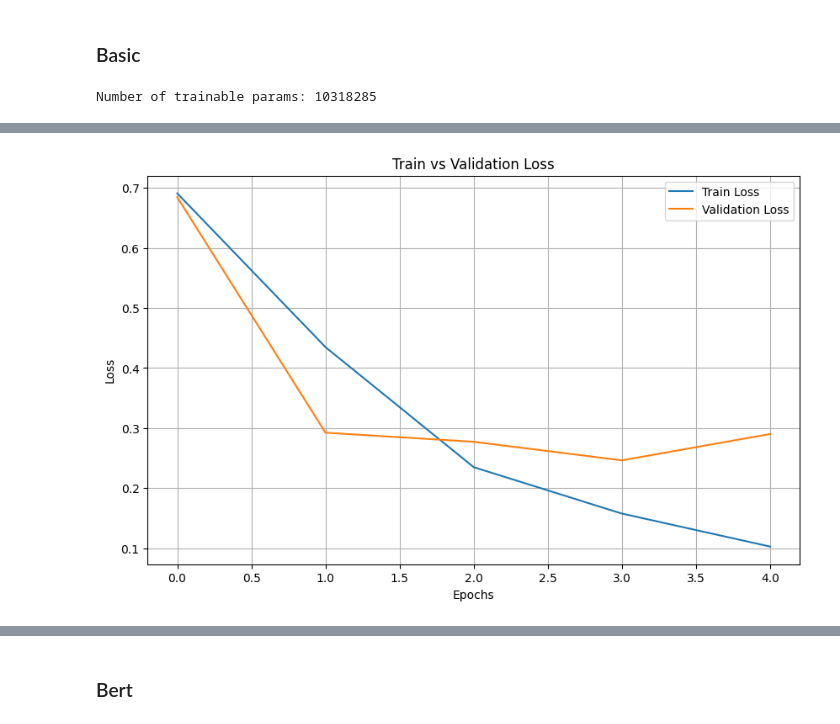
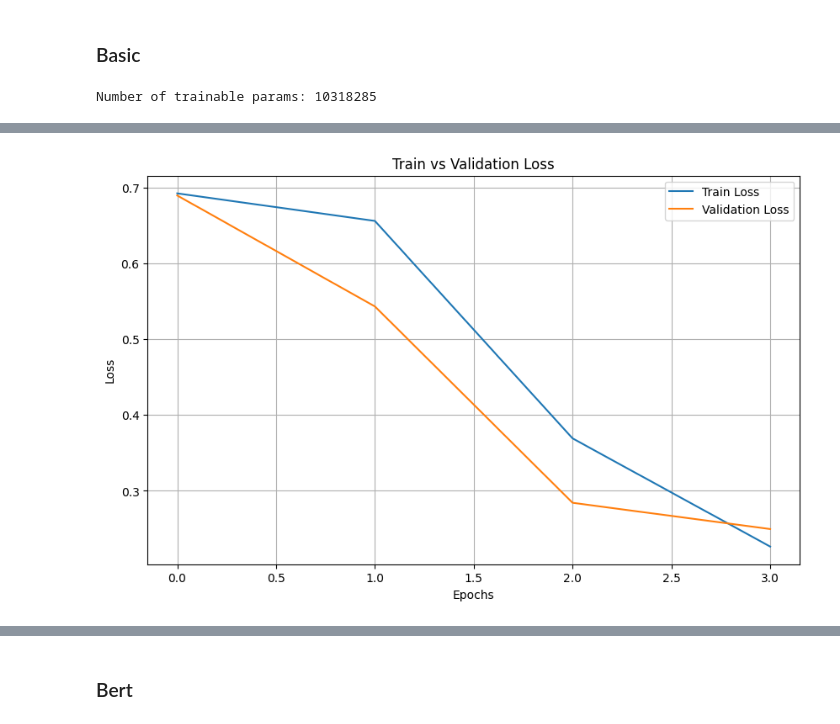
Before and after one commit to Totm33606/hddl_project, a Jupyter notebook: project4/rnn.ipynb, the cells around one changed output, grey strips where cells are left out. Drawn from its saved outputs; the diff is of its cells as text; code cells hidden in the pictures.

```diff
--- a/project4/rnn.ipynb
+++ b/project4/rnn.ipynb
@@ -35,6 +54,7 @@ OUTPUT_DIM = 1
 DROPOUT = 0.2
 NUM_LAYERS = 2
 NUM_EPOCHS = 5
+LEARNING_RATE = 1e-3
 GLOVE_PATH = "glove.6B.100d.txt"
 DEVICE = torch.device('cuda' if torch.cuda.is_available() else 'cpu')
 print(DEVICE)
@@ -489,7 +587,7 @@ def count_trainable_parameters(model):
 model_mlp = MLPClassifier(pretrained=False)
 model_mlp.to(DEVICE)
 criterion = nn.BCELoss(reduction='sum')
-optimizer = optim.Adam(model_mlp.parameters(), lr=1e-3)
+optimizer = optim.Adam(model_mlp.parameters(), lr=LEARNING_RATE)
 print(f"Number of trainable params: {count_trainable_parameters(model_mlp)}")
 train_losses = []
 val_losses = []
@@ -613,19 +706,0 @@ for epoch in range(NUM_EPOCHS):
-# %%
-model_gru = GRUClassifier(pretrained=False)
-model_gru.to(DEVICE)
-criterion = nn.BCELoss(reduction='sum')
-optimizer = optim.Adam(model_gru.parameters(), lr=1e-3)
-print(f"Number of trainable params: {count_trainable_parameters(model_gru)}")
-train_losses = []
-val_losses = []
-for epoch in range(NUM_EPOCHS):
-    start_time = time.time()
-    train_loss, train_acc, train_f1 = train_epoch(model_gru, basic_train_loader, criterion, optimizer)
-    train_losses.append(train_loss)
-    val_loss, val_acc, val_f1 = evaluate(model_gru, basic_val_loader, criterion)
-    val_losses.append(val_loss)
-    end_time = time.time()
-
-    print(f"Epoch: {epoch+1}/{NUM_EPOCHS} | Train Loss: {train_loss:.4f} | Train Acc: {train_acc:.4f} | "
-          f"Train F1: {train_f1:.4f} | Val Loss: {val_loss:.4f} | Val Acc: {val_acc:.4f} | Val F1: {val_f1:.4f} | Time: {end_time-start_time:.2f}s")
-plot_loss(train_losses, val_losses)
@@ -647,15 +706,0 @@ Ensemble Model - Loss: 0.3860, Accuracy: 0.8972, F1 Score: 0.8990
-# %%
-model = GRUClassifier(pretrained=True, pretrained_embs=BERT_EMBS, embed_size=BERT_EMB_SIZE)
-model.to(DEVICE)
-criterion = nn.BCELoss(reduction='sum')
-optimizer = optim.AdamW(model.parameters(), lr=1e-3)
-print(f"Number of trainable params: {count_trainable_parameters(model)}")
-
-for epoch in range(NUM_EPOCHS):
-    start_time = time.time()
-    train_loss, train_acc, train_f1 = train_epoch(model, bert_train_loader, criterion, optimizer)
-    val_loss, val_acc, val_f1 = evaluate(model, bert_val_loader, criterion)
-    end_time = time.time()
-
-    print(f"Epoch: {epoch+1}/{NUM_EPOCHS} | Train Loss: {train_loss:.4f} | Train Acc: {train_acc:.4f} | "
-          f"Train F1: {train_f1:.4f} | Val Loss: {val_loss:.4f} | Val Acc: {val_acc:.4f} | Val F1: {val_f1:.4f} | Time: {end_time-start_time:.2f}s")
@@ -670,11 +712,12 @@ KeyboardInterrupt:
 model_lstm = LSTMClassifier(pretrained=False)
 model_lstm.to(DEVICE)
 criterion = nn.BCELoss(reduction='sum')
-optimizer = optim.Adam(model_lstm.parameters(), lr=1e-3)
+optimizer = optim.Adam(model_lstm.parameters(), lr=LEARNING_RATE)
 print(f"Number of trainable params: {count_trainable_parameters(model_lstm)}")
 train_losses = []
 val_losses = []
-for epoch in range(NUM_EPOCHS):
+epochs = 4
+for epoch in range(epochs):
     start_time = time.time()
     train_loss, train_acc, train_f1 = train_epoch(model_lstm, basic_train_loader, criterion, optimizer)
     train_losses.append(train_loss)
@@ -682,7 +725,7 @@ for epoch in range(NUM_EPOCHS):
     val_losses.append(val_loss)
     end_time = time.time()
 
-    print(f"Epoch: {epoch+1}/{NUM_EPOCHS} | Train Loss: {train_loss:.4f} | Train Acc: {train_acc:.4f} | "
+    print(f"Epoch: {epoch+1}/{epochs} | Train Loss: {train_loss:.4f} | Train Acc: {train_acc:.4f} | "
           f"Train F1: {train_f1:.4f} | Val Loss: {val_loss:.4f} | Val Acc: {val_acc:.4f} | Val F1: {val_f1:.4f} | Time: {end_time-start_time:.2f}s")
 plot_loss(train_losses, val_losses)
 # %% [output]
@@ -695,4 +737,4 @@ Epoch: 5/5 | Train Loss: 0.1030 | Train Acc: 0.9668 | Train F1: 0.9670 | Val Los
-[figure, old version]
+[figure, new version]
 # %%
 test_loss, test_acc_lstm, test_f1_lstm = evaluate(model_lstm, basic_test_loader, criterion)
 print(f"Ensemble Model - Loss: {test_loss:.4f}, Accuracy: {test_acc_lstm:.4f}, F1 Score: {test_f1_lstm:.4f}")
```
Also changed, not shown: parts of 81 cells of this notebook.
